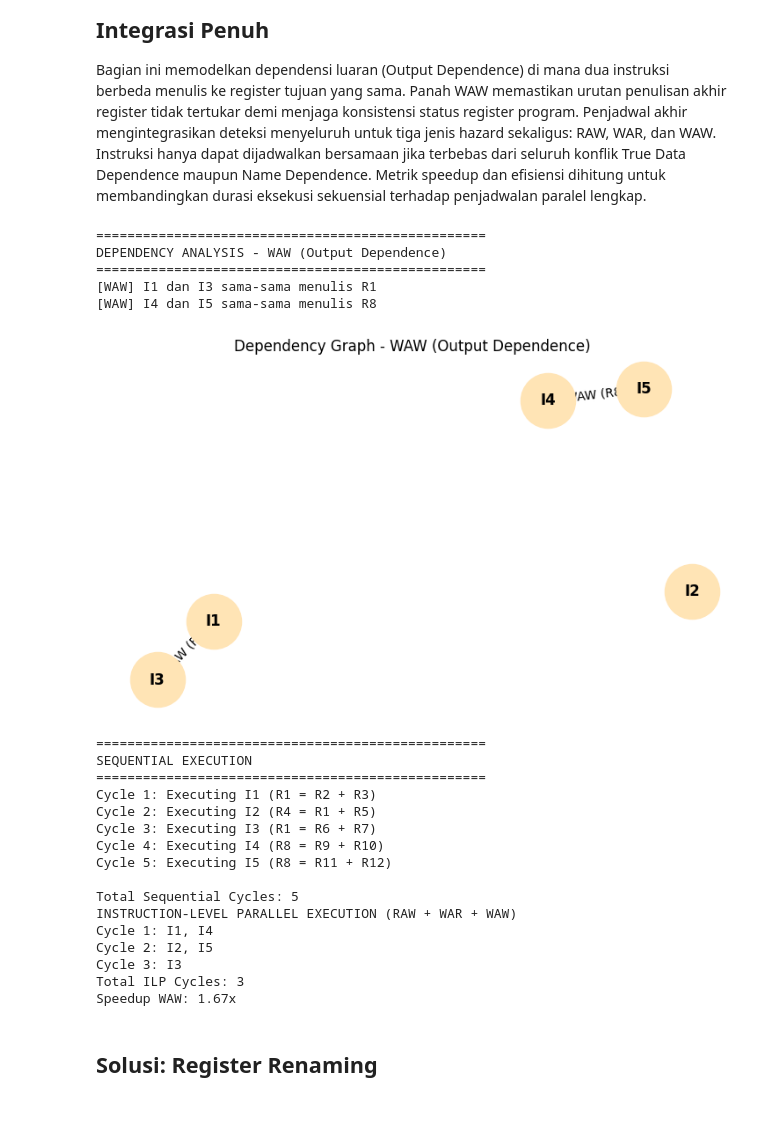
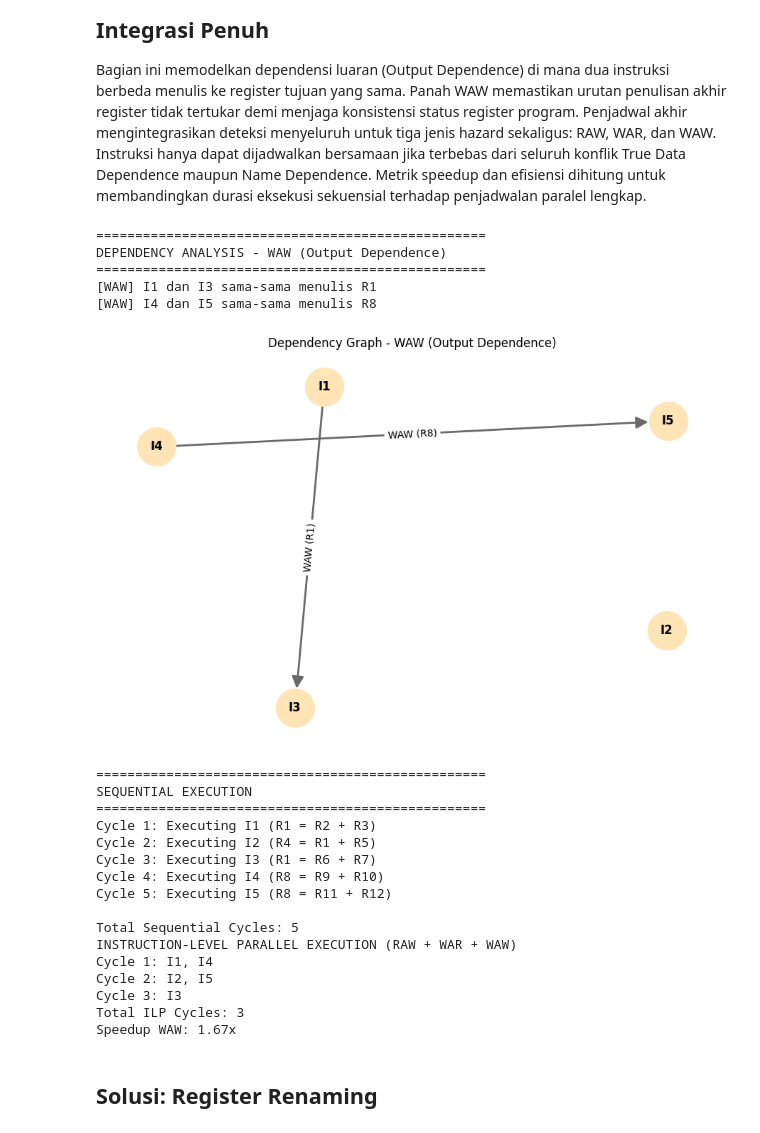
Before and after one commit to Dara-Avyana/Tugas-ILP, a Jupyter notebook: ILP.ipynb, the cells around one changed output. Drawn from its saved outputs; the diff is of its cells as text; code cells hidden in the pictures.

Commit message:
Update panjang panah pada graph WAW

```diff
--- a/ILP.ipynb
+++ b/ILP.ipynb
@@ -534,40 +534,56 @@ def run_waw_analysis(inst_list):
     graph.add_nodes_from(range(len(inst_list)))
     for i, earlier in enumerate(inst_list):
         for j in range(i + 1, len(inst_list)):
             reg = check_waw(earlier, inst_list[j])
             if reg is not None:
                 print(f'[WAW] {earlier.name} dan {inst_list[j].name} sama-sama menulis {reg}')
                 graph.add_edge(i, j, label=f'WAW ({reg})')
-    plt.figure(figsize=(7, 4))
-    pos = nx.spring_layout(graph, seed=42)
-    nx.draw(graph, pos, labels={i: inst.name for i, inst in enumerate(inst_list)},
-            with_labels=True, node_color='moccasin', node_size=2000,
-            font_weight='bold', arrows=True, arrowsize=20)
-    nx.draw_networkx_edge_labels(graph, pos, edge_labels=nx.get_edge_attributes(graph, 'label'))
+
+    plt.figure(figsize=(9, 6))                      # canvas lebih besar
+    pos = nx.spring_layout(graph, seed=42, k=2.5)   # k besar = node berjauhan
+    # alternatif: pos = nx.circular_layout(graph)
+
+    labels = {i: inst.name for i, inst in enumerate(inst_list)}
+    nx.draw_networkx_nodes(graph, pos, node_color='moccasin', node_size=1500)
+    nx.draw_networkx_labels(graph, pos, labels=labels, font_weight='bold')
+    nx.draw_networkx_edges(
+        graph, pos,
+        arrows=True, arrowsize=25, width=2, edge_color='dimgray',
+        node_size=1500,
+        min_source_margin=20, min_target_margin=20,  # panah berhenti di tepi node
+    )
+    nx.draw_networkx_edge_labels(
+        graph, pos,
+        edge_labels=nx.get_edge_attributes(graph, 'label'),
+        font_size=10, label_pos=0.5,
+    )
+
     plt.title('Dependency Graph - WAW (Output Dependence)')
+    plt.axis('off')
+    plt.tight_layout()
     plt.show()
     return graph
 
 # Skenario Uji WAW (Slide 3 c)
 waw_instructions = [
     Instruction('I1', 'R1', ['R2', 'R3']),
     Instruction('I2', 'R4', ['R1', 'R5']),
     Instruction('I3', 'R1', ['R6', 'R7']),
     Instruction('I4', 'R8', ['R9', 'R10']),
     Instruction('I5', 'R8', ['R11', 'R12']),
 ]
 
 run_waw_analysis(waw_instructions)
 seq_waw = sequential_execution(waw_instructions)
 ilp_waw = parallel_execution_waw(waw_instructions)
 print(f'Speedup WAW: {seq_waw / ilp_waw:.2f}x')
 # %% [output]
 ==================================================
 DEPENDENCY ANALYSIS - WAW (Output Dependence)
 ==================================================
 [WAW] I1 dan I3 sama-sama menulis R1
 [WAW] I4 dan I5 sama-sama menulis R8
-[figure, old version]
+[figure, new version]
 ==================================================
 SEQUENTIAL EXECUTION
 ==================================================
```
